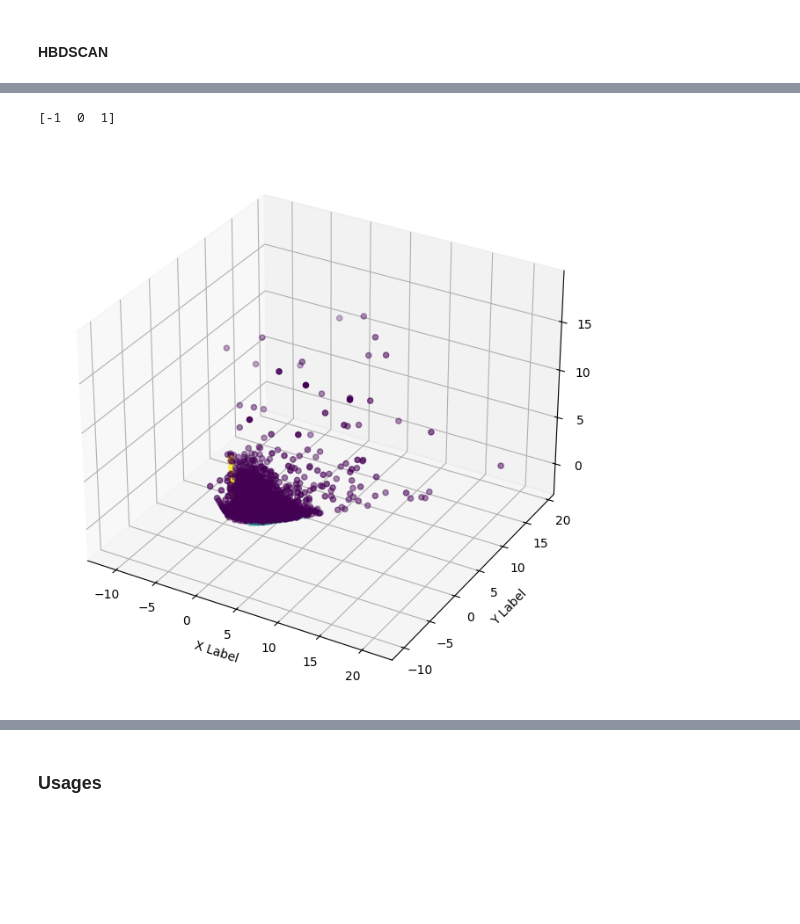
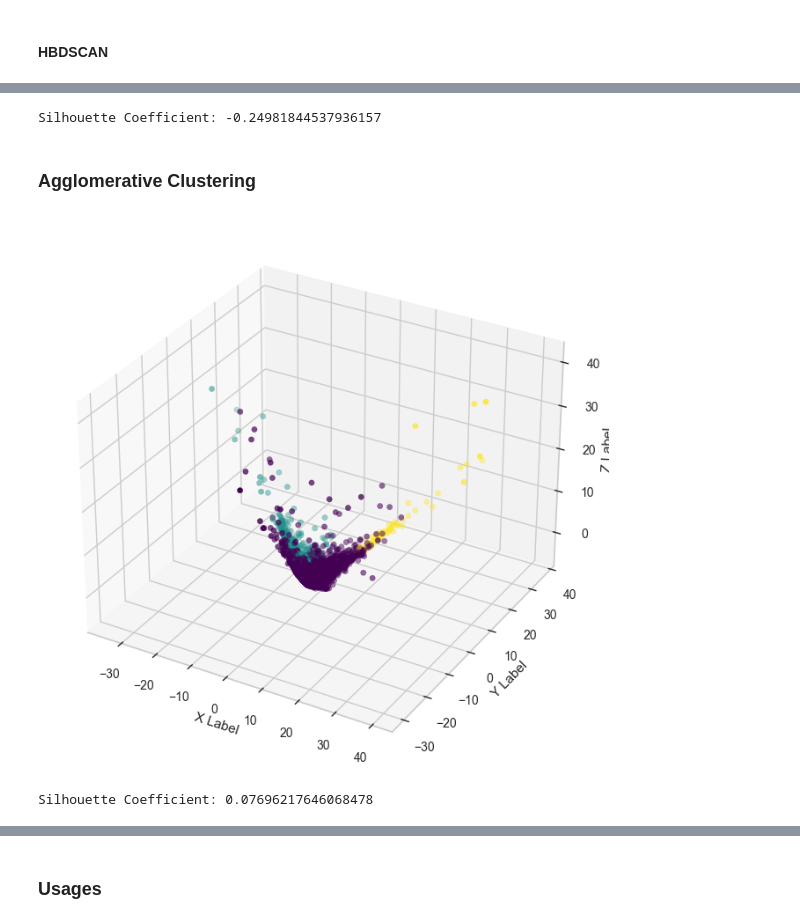
Before and after one commit to QuentinFISCH/qantar, a Jupyter notebook: tp1/exploration.ipynb, the cells around one changed output, grey strips where cells are left out. Cells and saved outputs as stored; diff of their text form; code cells hidden in the pictures; blank space fills up the shorter version.

```diff
--- a/tp1/exploration.ipynb
+++ b/tp1/exploration.ipynb
@@ -77,8 +77,8 @@ data_attitude_weighted_scaled
 5000 rows × 148 columns
 # %%
 pca = PCA(n_components=3)
-pca.fit(data_attitude_weighted)
-data_attitude_pca = pca.transform(data_attitude_weighted)
+pca.fit(data_attitude_weighted_scaled)
+data_attitude_pca = pca.transform(data_attitude_weighted_scaled)
 # %%
 data_attitude_pca
 # %% [output]
@@ -108,0 +111,9 @@ plt.show()
+# %%
+from yellowbrick.cluster import KElbowVisualizer
+from sklearn.cluster import Birch, KMeans, DBSCAN
+
+# model = Birch(branching_factor=100, threshold=.5, n_clusters=None)
+model = DBSCAN()
+visualizer = KElbowVisualizer(model, k=(2,10),metric='silhouette', timings= True)
+visualizer.fit(data_attitude_weighted_scaled)        # Fit the data to the visualizer
+visualizer.show()
@@ -115,11 +128,11 @@ from sklearn.cluster import Birch
 import matplotlib.pyplot as plt
 
 # BIRCH clustering
-brc = Birch(branching_factor=50, threshold=1.5, n_clusters=3)
-brc.fit(data_attitude_weighted)
+brc = Birch(branching_factor=100, threshold=.5, n_clusters=3)
+brc.fit(data_attitude_weighted_scaled)
 
 # Plotting
-labels = brc.predict(data_attitude_weighted)
+labels = brc.predict(data_attitude_weighted_scaled)
 # Plotting in 3D
 fig = plt.figure(figsize=(8, 8))
 ax = fig.add_subplot(111, projection='3d')
@@ -133,2 +162,19 @@ plt.show()
 # %% [markdown]
 #### HBDSCAN
+# %%
+from sklearn.cluster import DBSCAN
+import matplotlib.pyplot as plt
+
+brc = DBSCAN()
+brc.fit(data_attitude_weighted_scaled)
+
+# Plotting
+labels = brc.labels_
+# Plotting in 3D
+fig = plt.figure(figsize=(8, 8))
+ax = fig.add_subplot(111, projection='3d')
+ax.scatter(data_attitude_pca.iloc[:, 0], data_attitude_pca.iloc[:, 1], data_attitude_pca.iloc[:, 2], cmap='viridis', c=labels)
+ax.set_xlabel('X Label')
+ax.set_ylabel('Y Label')
+ax.set_zlabel('Z Label')
+plt.show()
@@ -135,22 +183,34 @@ plt.show()
+# %%
+# Silhouette Coefficient
+silhouette = silhouette_score(data_attitude_weighted_scaled, labels)
+print(f'Silhouette Coefficient: {silhouette}')
+# %% [output]
+Silhouette Coefficient: -0.24981844537936157
+# %% [markdown]
+### Agglomerative Clustering
 # %%
-from sklearn.cluster import HDBSCAN
+from sklearn.cluster import AgglomerativeClustering
 import matplotlib.pyplot as plt
 
 # BIRCH clustering
-brc = HDBSCAN(min_cluster_size=20)
-brc.fit(data_attitude_weighted)
+brc = AgglomerativeClustering(n_clusters=3)
+brc.fit(data_attitude_weighted_scaled)
 
 # Plotting
 labels = brc.labels_
-print(np.unique(labels))
 # Plotting in 3D
 fig = plt.figure(figsize=(8, 8))
 ax = fig.add_subplot(111, projection='3d')
 ax.scatter(data_attitude_pca.iloc[:, 0], data_attitude_pca.iloc[:, 1], data_attitude_pca.iloc[:, 2], cmap='viridis', c=labels)
 ax.set_xlabel('X Label')
 ax.set_ylabel('Y Label')
 ax.set_zlabel('Z Label')
 plt.show()
 # %% [output]
-[-1  0  1]
-[figure, old version]
+[figure, new version]
+# %%
+# Silhouette Coefficient
+silhouette = silhouette_score(data_attitude_weighted_scaled, labels)
+print(f'Silhouette Coefficient: {silhouette}')
+# %% [output]
+Silhouette Coefficient: 0.07696217646068478
```
Also changed, not shown: parts of 11 cells of this notebook, 2 other files.
